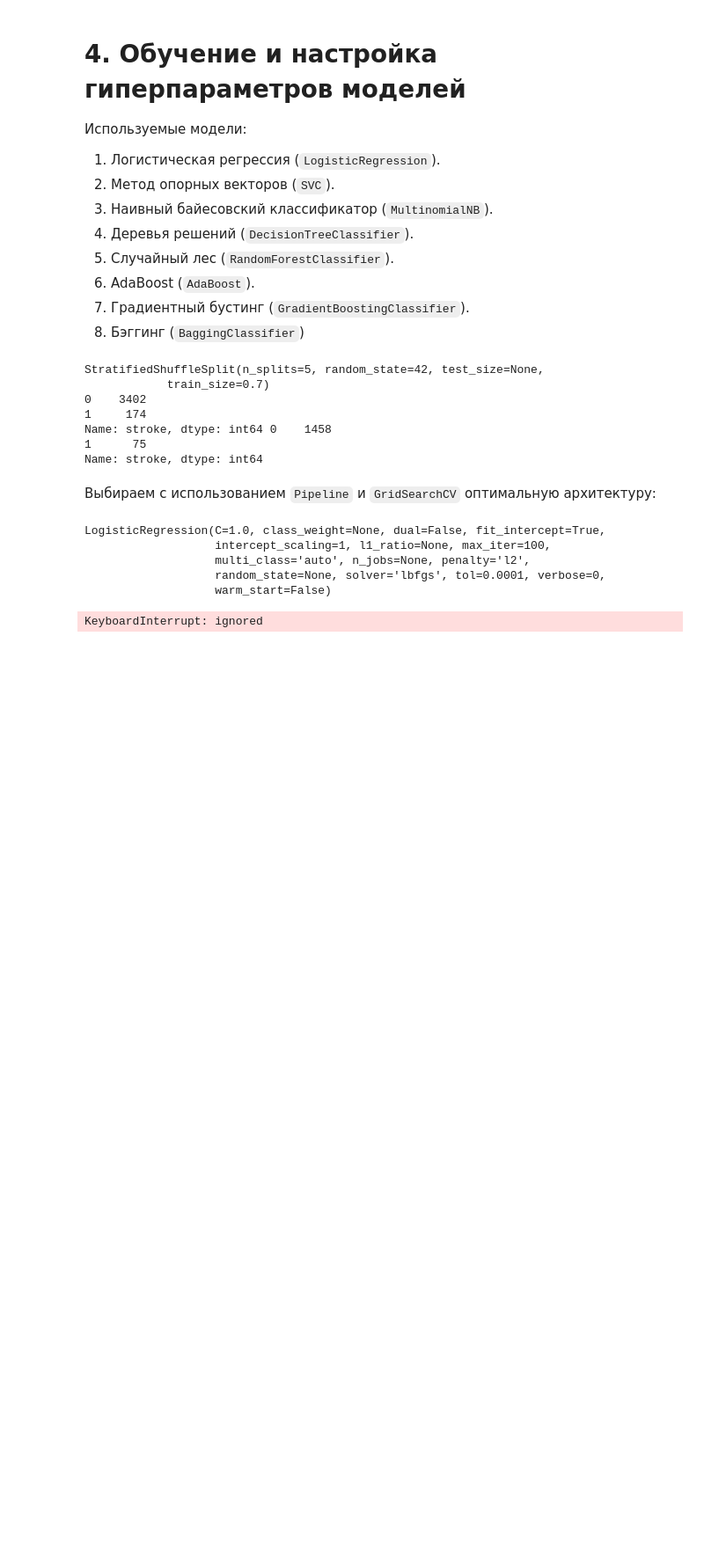
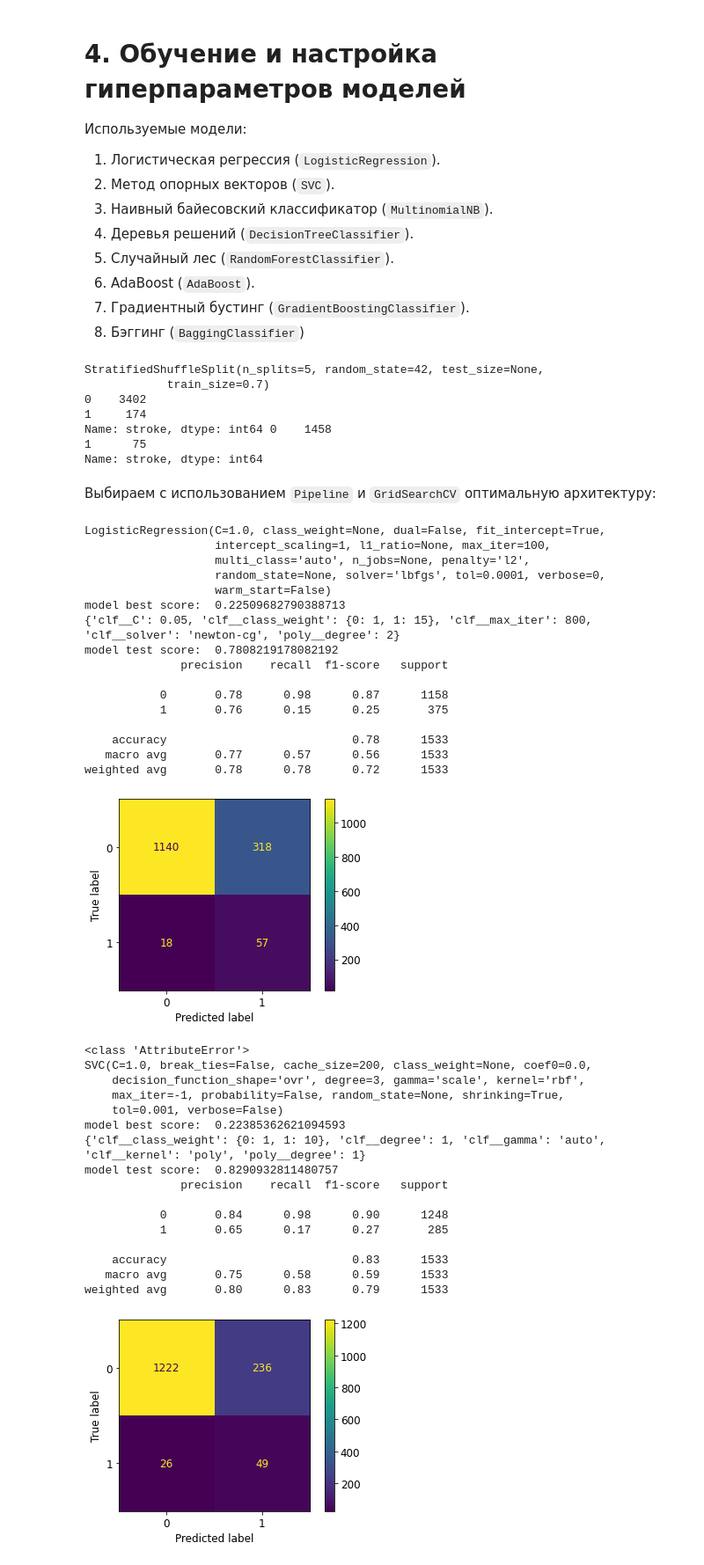
Before and after one commit to Loinen/ml_labs, a Jupyter notebook: ml_stroke_prediction.ipynb, the cells around one changed output. Shown: that part at 88% size. Drawn from its saved outputs; the diff is of its cells as text; code cells hidden in the pictures; blank space fills up the shorter version.

```diff
--- a/ml_stroke_prediction.ipynb
+++ b/ml_stroke_prediction.ipynb
@@ -468,83 +468,111 @@ classifiers = [
     RandomForestClassifier(),
     AdaBoostClassifier(),
     GradientBoostingClassifier(),
-    BaggingClassifier()
+    BaggingClassifier(),
     ]
 
 # LogisticRegression()
 params1 = {"poly__degree": range(1,3,1), 'clf__C': [0.1, 0.2, 0.05],
-           "clf__solver": ['newton-cg', 'lbfgs', 'sag', 'saga'], "clf__max_iter": [2000,3000],
-           "clf__class_weight": ["balanced", {0:1,1:15}, {0:1,1:10}]
+           "clf__solver": ['newton-cg', 'lbfgs', 'sag', 'saga'], "clf__max_iter": [800,1000],
+           "clf__class_weight": [{0:1,1:15}, {0:1,1:10}]
            }
 # SVC
 params2 = {"poly__degree": range(1,2,1), "clf__kernel":["rbf", "poly", "linear", "sigmoid"],
            "clf__gamma": ["auto", "scale"], "clf__degree":range(1,2,1),
-           "clf__class_weight": ["balanced", {0:1,1:15}, {0:1,1:20}, {0:1,1:10}]}
+           "clf__class_weight": [{0:1,1:15}, {0:1,1:10}]}
 # MultinomialNB()
 params3 = {"poly__degree": range(1,3,1),"clf__fit_prior": ['True', 'False'],
-           "clf__alpha": np.arange(0.8,1.2,0.1), "clf__class_prior": [[.2,.8],[.8, .2]]} # no none
+           "clf__alpha": np.arange(0.8,1.1,0.1), "clf__class_prior": [[.2,.8],[.8, .2]]}
 # DecisionTreeClassifier()
 params4 = {"poly__degree": range(1,3,1),"clf__criterion":["gini", "entropy"],
-           "clf__max_depth": range(10,15,1),"clf__min_samples_leaf": range(8,14,1),
-           "clf__min_samples_split": range(2,10,2), "clf__class_weight": ["balanced", {0:1,1:15}] }
+           "clf__max_depth": range(10,15,1),"clf__min_samples_leaf": range(6,10,2),
+           "clf__min_samples_split": range(2,6,2), "clf__class_weight": [{0:1,1:15}, {0:1,1:10}] }
 # RandomForestClassifier()
-params5 = {"poly__degree": range(1,3,1),"clf__criterion":["gini", "entropy"], "clf__max_depth": range(10,15,1),
-           "clf__class_weight":["balanced", "balanced_subsample", {0:1,1:15}, {0:1,1:20}, {0:1,1:10}],
-            "clf__min_samples_leaf": range(7,14,1), "clf__n_estimators":range(50,150,50)}
+params5 = {"poly__degree": range(1,3,1),"clf__criterion":["gini", "entropy"], "clf__max_depth": range(2,10,2),
+           "clf__class_weight":[{0:1,1:15}, {0:1,1:10}],
+            "clf__min_samples_leaf": range(1,9,2), "clf__n_estimators":range(70,150,30)}
 # AdaBoostClassifier()
 params6 = {"poly__degree": range(1,3,1),"clf__learning_rate":np.arange(0.2,1,0.2),
            "clf__n_estimators":range(20,60,20), "clf__algorithm":["SAMME", "SAMME.R"],
-           "clf__base_estimator":[SVC(class_weight={0: 1, 1: 10},kernel='sigmoid',degree=1, gamma="auto"),
-                                  SVC(class_weight={0: 1, 1: 10},kernel='poly',degree=2, gamma="auto"),
-                                  SVC(class_weight={0: 1, 1: 10},kernel='poly',degree=1, gamma="auto")]
+           "clf__base_estimator":[SVC(class_weight={0: 1, 1: 15},kernel='poly',degree=2, gamma="auto"),
+                                  DecisionTreeClassifier(class_weight={0: 1, 1: 15}, criterion='gini',
+                                  max_depth=10, min_samples_leaf=9, min_samples_split=2)]
            }
 # GradientBoostingClassifier()
 params7 = {"poly__degree": range(1,3,1),"clf__loss":["deviance", "exponential"],
-           "clf__learning_rate":[0.09,0.1,0.08], "clf__n_estimators":range(20,100,40),
-           "clf__min_samples_leaf": [1,2,3], "clf__max_depth": range(10,14,2)}
+           "clf__learning_rate":[1,0.1,0.5], "clf__n_estimators":range(60,100,40),
+           "clf__min_samples_leaf": range(1,9,2), "clf__max_depth": range(6,10,2)}
 # BaggingClassifier()
 params8 = {"poly__degree": range(1,2,1),
            "clf__base_estimator":[DecisionTreeClassifier(class_weight={0: 1, 1: 15}, criterion='gini',
                                   max_depth=10, min_samples_leaf=9, min_samples_split=2),
-                                  SVC(class_weight={0: 1, 1: 10},kernel='poly',degree=1, gamma="auto")],
+                                  SVC(class_weight={0: 1, 1: 15},kernel='poly',degree=1, gamma="auto")],
            "clf__n_estimators":range(10,50,20), "clf__max_samples":[0.5, 1.0], "clf__max_features":[0.5, 1.0]
            }
-parameters = [params1, params2, params3, params4, params5, params6, params7, params8]
+parameters = [ params1, params2, params3, params4, params5, params6, params7, params8]
 i = 0
 
 kfolds = StratifiedKFold(5, random_state=42)
 for classifier in classifiers:
     print(classifier)
-    pipe = Pipeline(steps=[('feature_selection', SelectFromModel(SVC(class_weight={0: 1, 1: 10}, kernel='poly',
-                                                                     degree=1, gamma="auto", random_state=42))),
-                            ('scaler', MinMaxScaler()), #MinMaxScaler() StandardScaler()
+    pipe = Pipeline(steps=[('feature_selection', SelectFromModel(LinearSVC(C=1, penalty="l2",
+                                                                           dual=False, max_iter=1000, random_state=42))),
+                            ('scaler', MinMaxScaler()),
                             ('poly', PolynomialFeatures()),
                             ('clf', classifier)
                       ])
-    grid_cv = model_selection.GridSearchCV(pipe, parameters[i], scoring='recall_micro', cv=kfolds.split(x_train,y_train))
+    grid_cv = model_selection.GridSearchCV(pipe, parameters[i], scoring='f1')
     grid_cv.fit(x_train, y_train)
     print("model best score: ", grid_cv.best_score_)
     print(grid_cv.best_params_)
     model = grid_cv.best_estimator_
     print("model test score: ", model.score(x_test, y_test))
 
     y_pred = model.predict(x_test)
     print(classification_report(y_pred,y_test))
     plot_confusion_matrix(model, x_test, y_test, values_format='d')
     plt.show()
     try:
       fig = go.Figure()
       fig.add_trace(go.Bar(x=x_test.columns,y = model['clf'].feature_importances_))
       fig.update_layout(title='Feature selection results',xaxis_title='Model',yaxis_title='F1 Score')
       fig.show()
     except AttributeError:
       print(AttributeError)
 
     i+=1
 # %% [output]
 LogisticRegression(C=1.0, class_weight=None, dual=False, fit_intercept=True,
                    intercept_scaling=1, l1_ratio=None, max_iter=100,
                    multi_class='auto', n_jobs=None, penalty='l2',
                    random_state=None, solver='lbfgs', tol=0.0001, verbose=0,
                    warm_start=False)
+model best score:  0.22509682790388713
+{'clf__C': 0.05, 'clf__class_weight': {0: 1, 1: 15}, 'clf__max_iter': 800, 'clf__solver': 'newton-cg', 'poly__degree': 2}
+model test score:  0.7808219178082192
+              precision    recall  f1-score   support
+
+           0       0.78      0.98      0.87      1158
+           1       0.76      0.15      0.25       375
+
+    accuracy                           0.78      1533
+   macro avg       0.77      0.57      0.56      1533
+weighted avg       0.78      0.78      0.72      1533
+[figure, added]
-KeyboardInterrupt: ignored
+<class 'AttributeError'>
+SVC(C=1.0, break_ties=False, cache_size=200, class_weight=None, coef0=0.0,
+    decision_function_shape='ovr', degree=3, gamma='scale', kernel='rbf',
+    max_iter=-1, probability=False, random_state=None, shrinking=True,
+    tol=0.001, verbose=False)
+model best score:  0.22385362621094593
+{'clf__class_weight': {0: 1, 1: 10}, 'clf__degree': 1, 'clf__gamma': 'auto', 'clf__kernel': 'poly', 'poly__degree': 1}
+model test score:  0.8290932811480757
+              precision    recall  f1-score   support
+
+           0       0.84      0.98      0.90      1248
+           1       0.65      0.17      0.27       285
+
+    accuracy                           0.83      1533
+   macro avg       0.75      0.58      0.59      1533
+weighted avg       0.80      0.83      0.79      1533
+[figure, added]
```
Also changed, not shown: parts of 16 cells of this notebook.
